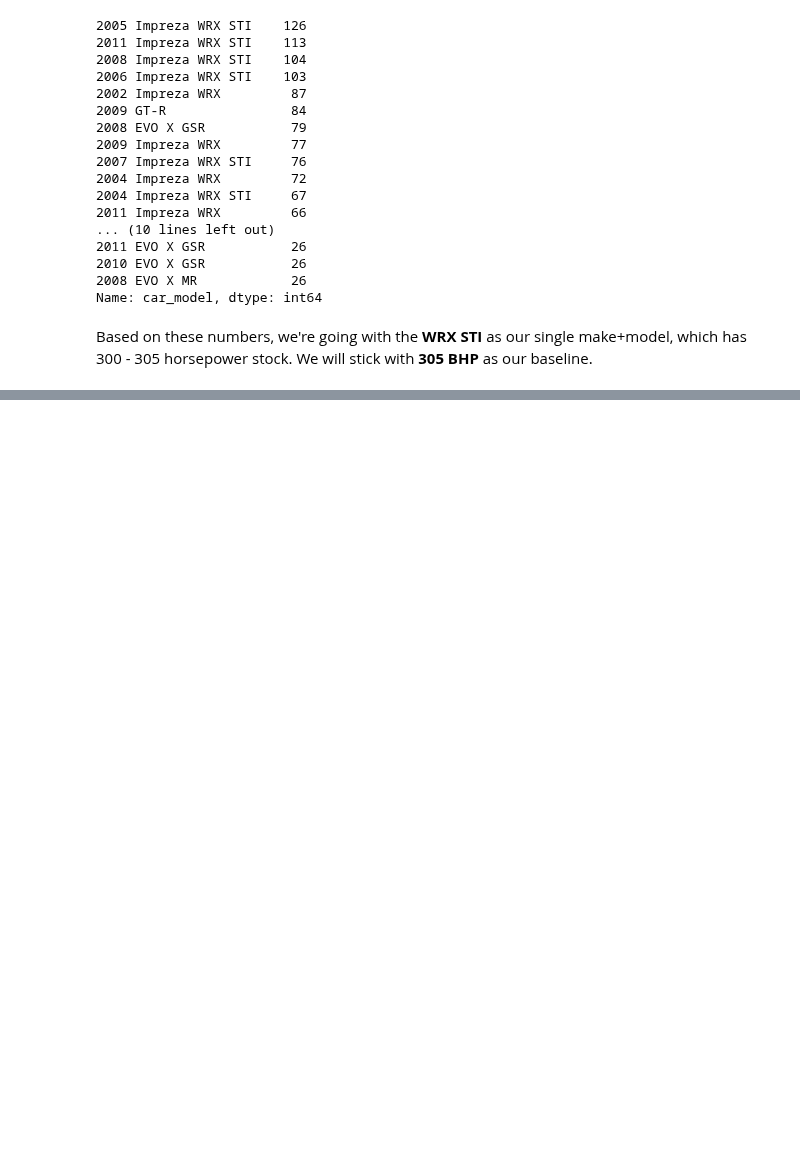
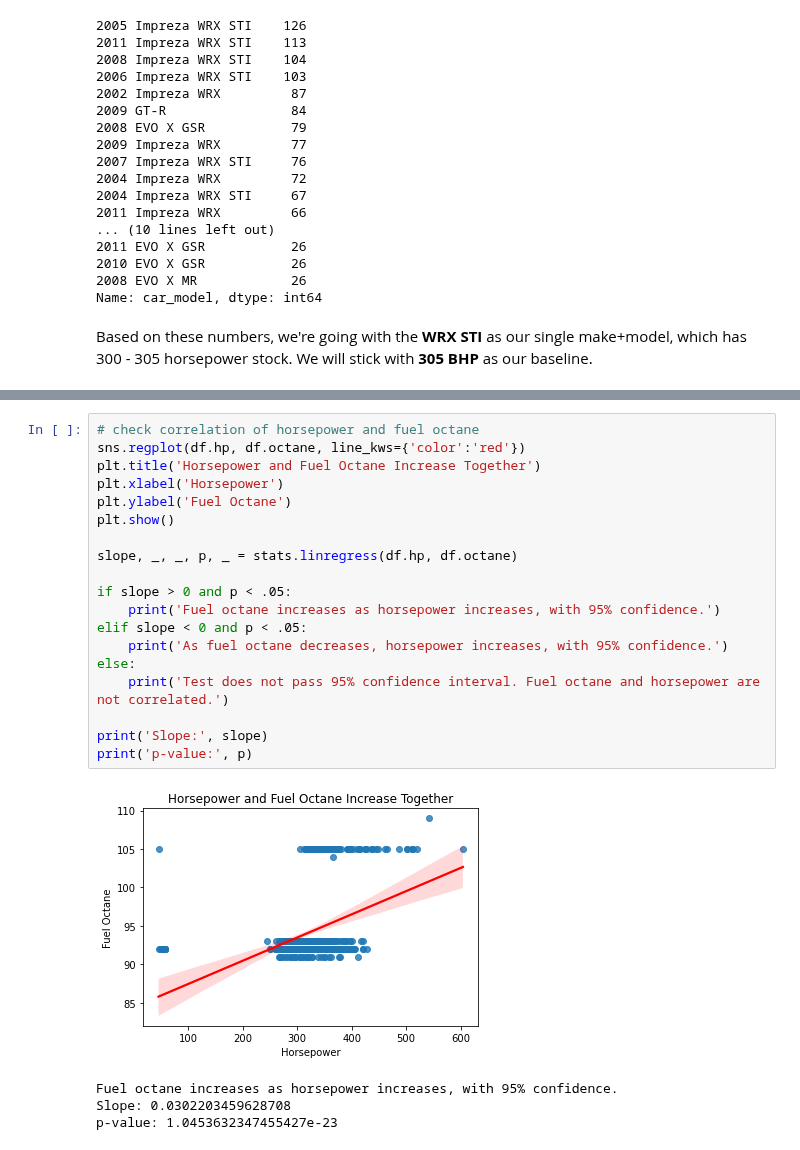
Before and after one commit to JacobPaxton/engine-performance, a Jupyter notebook: explore.ipynb, the cells around one changed output, grey strips where cells are left out. Saved outputs shown, nothing was run; the diff lists cells and outputs as text; blank space fills up the shorter version.

```diff
--- a/explore.ipynb
+++ b/explore.ipynb
@@ -88,0 +167,24 @@ df
+# %%
+# check correlation of horsepower and fuel octane
+sns.regplot(df.hp, df.octane, line_kws={'color':'red'})
+plt.title('Horsepower and Fuel Octane Increase Together')
+plt.xlabel('Horsepower')
+plt.ylabel('Fuel Octane')
+plt.show()
+
+slope, _, _, p, _ = stats.linregress(df.hp, df.octane)
+
+if slope > 0 and p < .05:
+    print('Fuel octane increases as horsepower increases, with 95% confidence.')
+elif slope < 0 and p < .05:
+    print('As fuel octane decreases, horsepower increases, with 95% confidence.')
+else:
+    print('Test does not pass 95% confidence interval. Fuel octane and horsepower are not correlated.')
+
+print('Slope:', slope)
+print('p-value:', p)
+# %% [output]
+[figure, added]
+Fuel octane increases as horsepower increases, with 95% confidence.
+Slope: 0.0302203459628708
+p-value: 1.0453632347455427e-23
```
Also changed, not shown: parts of 15 cells of this notebook.
